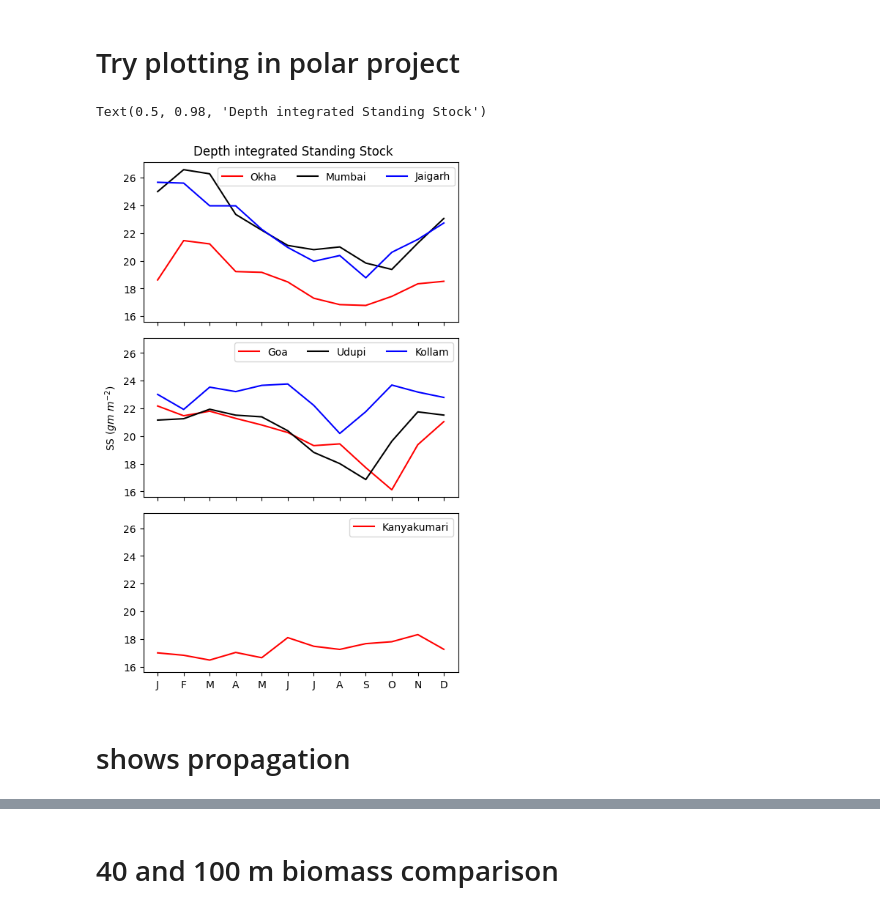
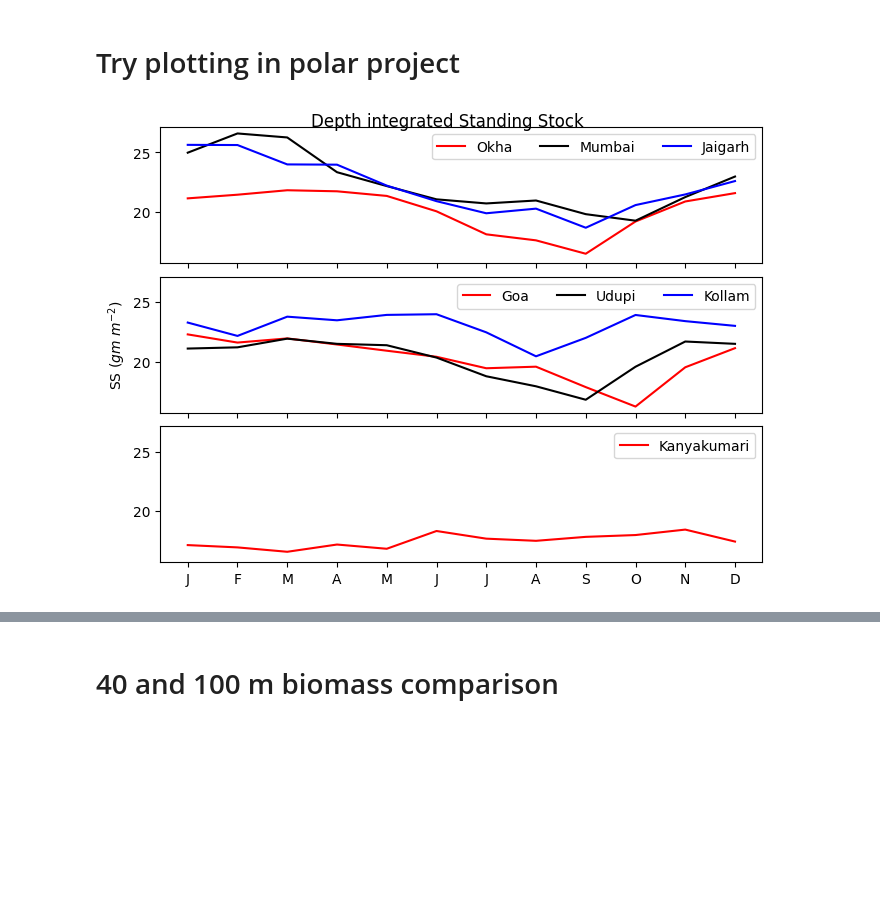
Before and after one commit to ranzan998/backscatter_wc, a Jupyter notebook: scripts/daily_and_monthly.ipynb, the cells around one changed output, grey strips where cells are left out. Cells and saved outputs as stored; diff of their text form; code cells hidden in the pictures; blank space fills up the shorter version.

```diff
--- a/scripts/daily_and_monthly.ipynb
+++ b/scripts/daily_and_monthly.ipynb
@@ -8,7 +8,7 @@ import matplotlib.dates as mdates
 import pandas as pd
 import datetime
 # %%
-path="/media/scilab/disk_ranjan/works/westcoast_adcp1/backscatternew/6bs/bs/bs_regridded/bs_bm/merged/"
+path="/media/scilab/disk_ranjan/works/westcoast_adcp1/backscatternew/7adcp_biomass/"
 files=sorted([f for f in os.listdir(path) if f.endswith('.nc')])
 # %%
 ds = [xr.open_dataset(path+f) for f in files]
@@ -33,3 +34,6 @@ codes = np.arange(1,15)
+# %%
+figlab1 = ["a1)","b1)","c1)","d1)","e1)","f1)","g1)"]
+figlab2 = ["a2)","b2)","c2)","d2)","e2)","f2)","g2)"]
 # %%
 fig, ax = plt.subplots(nrows=7,ncols=2,figsize=(14,16),sharex=True,sharey=True)
 names = ["Okha",'Mumbai','Jaigarh',"Goa","Udupi","Kollam","Kanyakumari"]
@@ -92,11 +101,13 @@ cbar.ax.tick_params(labelsize=14)
 # %%
 fig, ax = plt.subplots(nrows=7,ncols=1,figsize=(7,14),sharex=True,sharey=True)
 names = ["Okha",'Mumbai','Jaigarh',"Goa","Udupi","Kollam","Kanyakumari"]
-plt.subplots_adjust(wspace=0.04,left=0.05,bottom=0.09,top=0.95,hspace=0.1,right = 0.95)
+figlab = ["a)","b)","c)","d)","e)","f)","g)"]
+
+plt.subplots_adjust(wspace=0.04,left=0.09,bottom=0.09,top=0.95,hspace=0.1,right = 0.95)
 custom_ticks = [0,20,40,60,80,100,120]
 custom_labels = ['0','','40','','80','',120]
 for i in range(7):
-    dsm = ds[i].resample(TIME='M').mean()
+    dsm = ds[i].resample(TIME='ME').mean()
     tklb = []
     for t in dsm.TIME.values:
         monlb = str(pd.to_datetime(t).month_name()[0:3])
@@ -114,10 +125,11 @@ for i in range(7):
         else:
             tklb.append("")
 
-    x = ax[i].contourf(dsm.TIME,dsm.DEPTH[5:],dsm.BIOMASS[:,5:,0,0].T,levels=np.arange(50,450,40),extend="both",cmap="gist_rainbow_r")
-    ax[i].contour(dsm.TIME,dsm.DEPTH[5:],dsm.BIOMASS[:,5:,0,0].T,levels=[215],linewidths=0.7,colors='k')
+    x = ax[i].contourf(dsm.TIME,dsm.DEPTH1[5:],dsm.BIOMASS1[:,5:,0,0].T,levels=np.arange(50,490,40),extend="both",cmap="gist_rainbow_r")
+    ax[i].contour(dsm.TIME,dsm.DEPTH1[5:],dsm.BIOMASS1[:,5:,0,0].T,levels=[215],linewidths=0.7,colors='k')
     ax[i].text(0.97, 0.97, names[i],transform=ax[i].transAxes, fontsize=12, va='top', ha='right',color='black',fontweight="bold")
     ax[i].set_ylabel("Depth (m)")
+    ax[i].text(0.05, 0.97, figlab[i],transform=ax[i].transAxes, fontsize=13, va='top', ha='left',color='black',fontweight="bold")
     ax[i].set_yticks(custom_ticks)
     ax[i].set_yticklabels(custom_labels)
     ax[i].tick_params(right=True, top=True,labeltop=False)
@@ -137,5 +149,7 @@ cax = fig.add_axes([0.05, 0.04, 0.9,0.0125])
 cbar = fig.colorbar(x, cax=cax, orientation="horizontal",)
 cbar.set_label("Biomass ($mg \ m^{-3}$)",fontsize=16)
 cbar.ax.tick_params(labelsize=14)
-plt.savefig("/media/scilab/disk_ranjan/works/westcoast_adcp1/backscatternew/6bs/bs/bs_regridded/bs_bm/merged/biomass_monthly.png",dpi=300,facecolor='w')
+
+plt.savefig("/media/scilab/disk_ranjan/works/westcoast_adcp1/backscatternew/7adcp_biomass/figures/biomass_monthly.png",dpi=300,facecolor='w')
+plt.savefig("/media/scilab/disk_ranjan/works/backscatter_wc/figures/biomass_monthly.png",dpi=300,facecolor='w')
 # %% [output]
@@ -205,13 +217,2 @@ cbar.ax.tick_params(labelsize=14)
-# %%
-path="/media/scilab/disk_ranjan/works/westcoast_adcp1/backscatternew/6bs/bs/bs_regridded/bs_bm/ss_merge/ss_calc/"
-files=sorted([f for f in os.listdir(path) if f.endswith('.nc')])
-dsd = [xr.open_dataset(path+f) for f in files]
-dsm = [dsd[i].resample(TIME='1M').mean() for i in range(len(files))]
-
-for i in range(7):
-    clim = dsm[i].groupby('TIME.month').mean(dim='TIME')
-    aa = clim.SS[:,0,0].T
-    aa = aa.where(aa!=0,np.nan)
-    print(aa.min().values,aa.max().values,"range",-aa.min().values+aa.max().values)
 # %%
 # %% [output]
@@ -226,43 +227,39 @@ for i in range(7):
 # Try plotting in polar project
 # %%
 
-fig, ax = plt.subplots(nrows=3,ncols=1,figsize=(5,8),sharex=True,sharey=True)
+fig, ax = plt.subplots(nrows=3,ncols=1,figsize=(7,5),sharex=True,sharey=True)
 names = ["Okha",'Mumbai','Jaigarh',"Goa","Udupi","Kollam","Kanyakumari"]
 colors = ['r','k','b','r','k','b','r']
 
 #linestyles = ['-','--','-.','-','--','-.','-']
 
 plt.subplots_adjust(wspace=0.04,left=0.09,bottom=0.08,top=0.95,hspace=0.1,right = 0.95)
 for i in range(3):
-    clim = dsm[i].groupby('TIME.month').mean(dim='TIME')
+    clim = dsm[i].groupby('TIME1.month').mean(dim='TIME1')
     aa = clim.SS[:,0,0].T
     aa = aa.where(aa!=0,np.nan)
     ax[0].plot(aa,color=colors[i],label=names[i])
-ax[0].legend(bbox_to_anchor=(0.22,1), ncol=3)
+ax[0].legend(bbox_to_anchor=(1,1), ncol=3)
 
 for i in range(3,6):
-    clim = dsm[i].groupby('TIME.month').mean(dim='TIME')
+    clim = dsm[i].groupby('TIME1.month').mean(dim='TIME1')
     aa = clim.SS[:,0,0].T
     aa = aa.where(aa!=0,np.nan)
     ax[1].plot(aa,color=colors[i],label=names[i])
 ax[1].legend(bbox_to_anchor=(1,1), ncol=3)
 ax[1].set_ylabel("SS ($gm \ m^{-2}$)")
-
 for i in range(6,7):
-    clim = dsm[i].groupby('TIME.month').mean(dim='TIME')
+    clim = dsm[i].groupby('TIME1.month').mean(dim='TIME1')
     aa = clim.SS[:,0,0].T
     aa = aa.where(aa!=0,np.nan)
     ax[2].plot(aa,color=colors[i],label=names[i])
 ax[2].legend(bbox_to_anchor=(1,1), ncol=3)
 
 
 ax[2].set_xticks(np.arange(0,12,1))
 ax[2].set_xticklabels(['J','F','M','A','M','J','J','A','S','O','N','D'])
 fig.suptitle("Depth integrated Standing Stock")
 
-#plt.savefig("/media/scilab/disk_ranjan/works/westcoast_adcp1/backscatternew/6bs/bs/bs_regridded/bs_bm/merged/standing_stock_dep_22_118_all_aval.png",dpi=300,facecolor='w')
+plt.savefig("/media/scilab/disk_ranjan/works/westcoast_adcp1/backscatternew/7adcp_biomass/figures/standing_stock_dep_22_118_all_aval.png",dpi=300,facecolor='w')
 # %% [output]
-Text(0.5, 0.98, 'Depth integrated Standing Stock')
-[figure, old version]
+[figure, new version]
-# %% [markdown]
-# shows propagation
```
Also changed, not shown: parts of 20 cells of this notebook, 27 other files.
